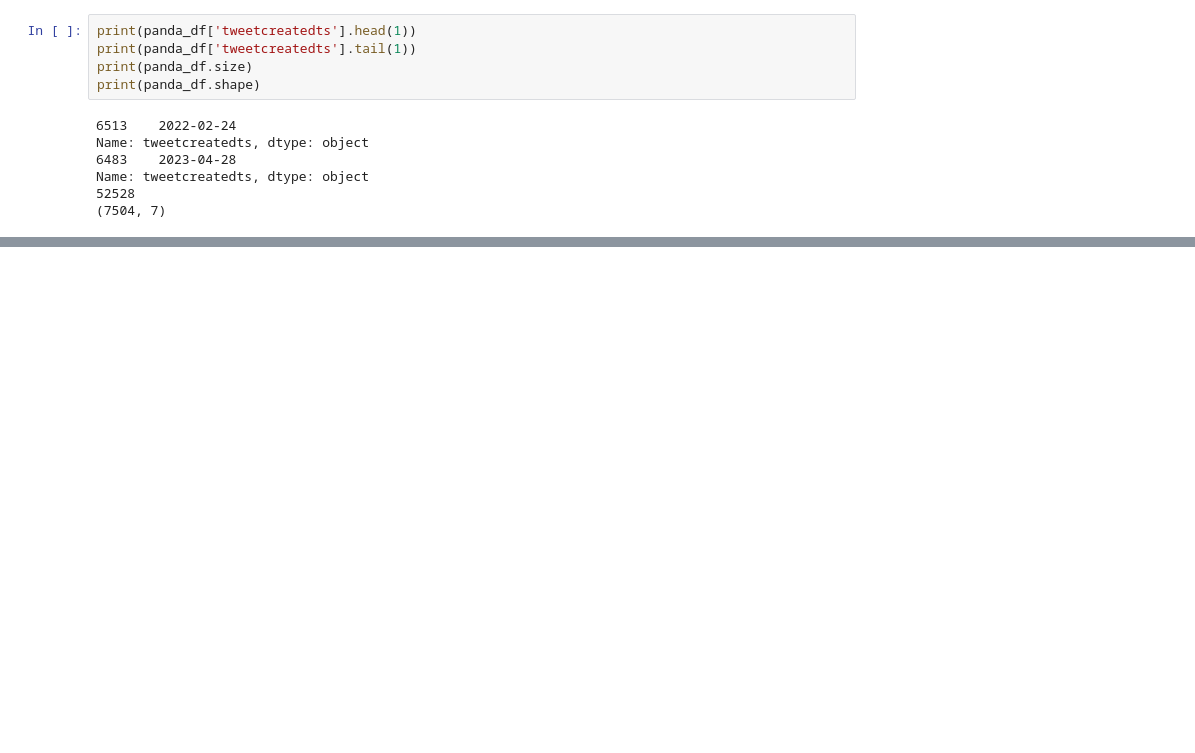
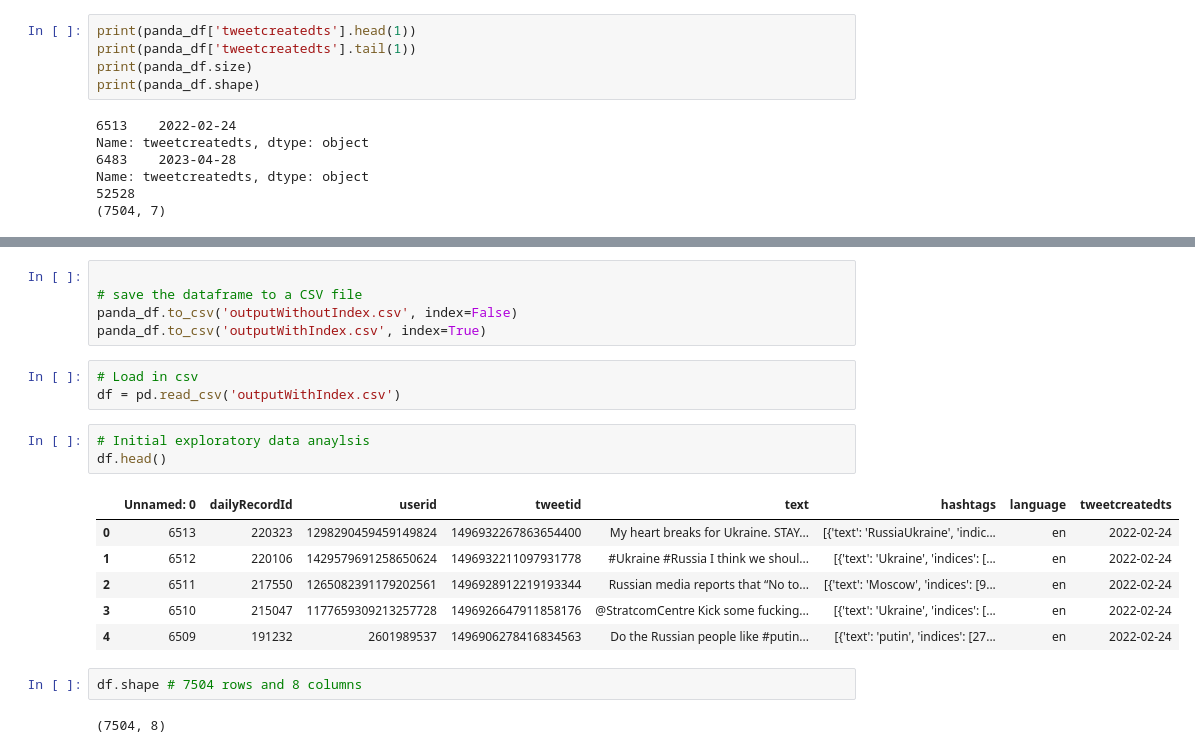
Before and after one commit to DrAmy-Data/CA2_S2, a Jupyter notebook: CA2_SEM2.ipynb, the cells around one changed output, grey strips where cells are left out. Drawn from its saved outputs; the diff is of its cells as text; blank space fills up the shorter version.

Commit message:
Exploratory data analysis and preprocessing

```diff
--- a/CA2_SEM2.ipynb
+++ b/CA2_SEM2.ipynb
@@ -164,0 +160,22 @@ panda_df.to_csv('outputWithIndex.csv', index=True)
+# %%
+
+# save the dataframe to a CSV file
+panda_df.to_csv('outputWithoutIndex.csv', index=False)
+panda_df.to_csv('outputWithIndex.csv', index=True)
+# %%
+# Load in csv
+df = pd.read_csv('outputWithIndex.csv')
+# %%
+# Initial exploratory data anaylsis
+df.head()
+# %% [output]
+|  | Unnamed: 0 | dailyRecordId | userid | tweetid | text | hashtags | language | tweetcreatedts |
+| 0 | 6513 | 220323 | 1298290459459149824 | 1496932267863654400 | My heart breaks for Ukraine. STAY... | [{'text': 'RussiaUkraine', 'indic... | en | 2022-02-24 |
+| 1 | 6512 | 220106 | 1429579691258650624 | 1496932211097931778 | #Ukraine #Russia I think we shoul... | [{'text': 'Ukraine', 'indices': [... | en | 2022-02-24 |
+| 2 | 6511 | 217550 | 1265082391179202561 | 1496928912219193344 | Russian media reports that “No to... | [{'text': 'Moscow', 'indices': [9... | en | 2022-02-24 |
+| 3 | 6510 | 215047 | 1177659309213257728 | 1496926647911858176 | @StratcomCentre Kick some fucking... | [{'text': 'Ukraine', 'indices': [... | en | 2022-02-24 |
+| 4 | 6509 | 191232 | 2601989537 | 1496906278416834563 | Do the Russian people like #putin... | [{'text': 'putin', 'indices': [27... | en | 2022-02-24 |
+# %%
+df.shape # 7504 rows and 8 columns
+# %% [output]
+(7504, 8)
```
Also changed, not shown: parts of 36 cells of this notebook.
